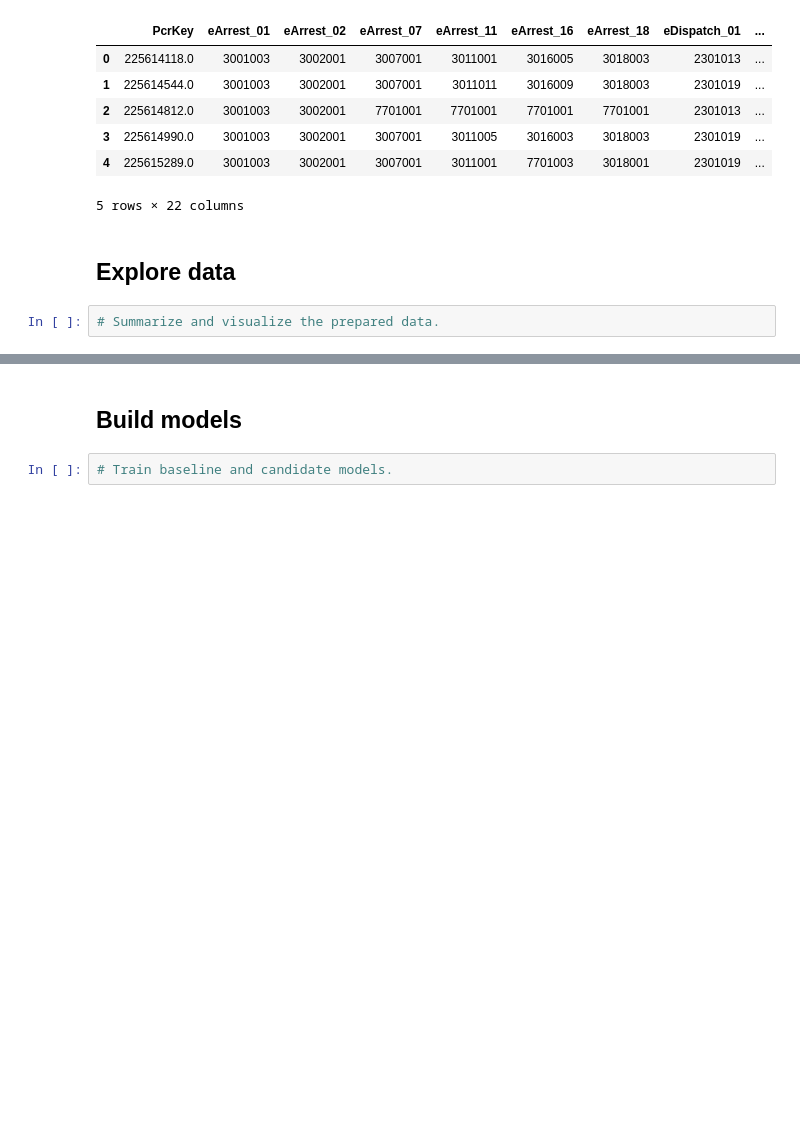
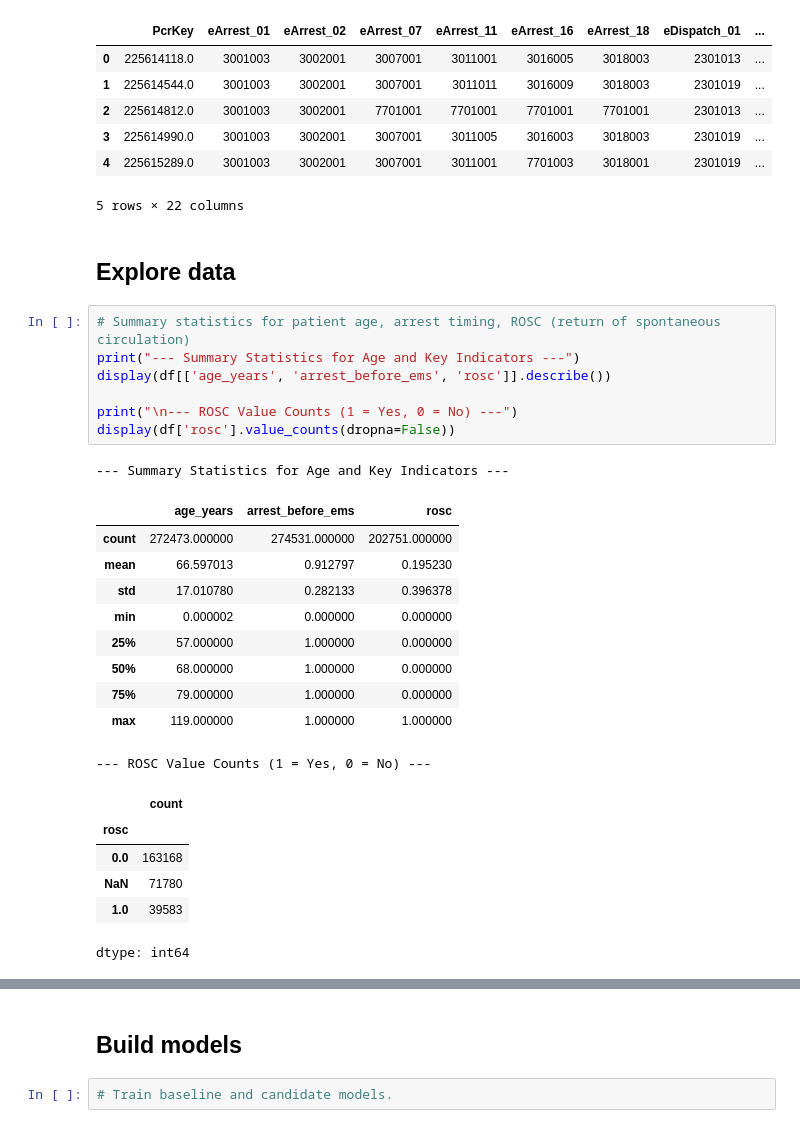
Before and after one commit to heidiwms/project_template, a Jupyter notebook: final_project_notebook.ipynb, the cells around one changed output, grey strips where cells are left out. Saved outputs shown, nothing was run; the diff lists cells and outputs as text; blank space fills up the shorter version.

```diff
--- a/final_project_notebook.ipynb
+++ b/final_project_notebook.ipynb
@@ -66,5 +110,28 @@ df.head()
 5 rows × 22 columns
 # %% [markdown]
 ## Explore data
-# %%
-# Summarize and visualize the prepared data.
+# %%
+# Summary statistics for patient age, arrest timing, ROSC (return of spontaneous circulation)
+print("--- Summary Statistics for Age and Key Indicators ---")
+display(df[['age_years', 'arrest_before_ems', 'rosc']].describe())
+
+print("\n--- ROSC Value Counts (1 = Yes, 0 = No) ---")
+display(df['rosc'].value_counts(dropna=False))
+# %% [output]
+--- Summary Statistics for Age and Key Indicators ---
+|  | age_years | arrest_before_ems | rosc |
+| count | 272473.000000 | 274531.000000 | 202751.000000 |
+| mean | 66.597013 | 0.912797 | 0.195230 |
+| std | 17.010780 | 0.282133 | 0.396378 |
+| min | 0.000002 | 0.000000 | 0.000000 |
+| 25% | 57.000000 | 1.000000 | 0.000000 |
+| 50% | 68.000000 | 1.000000 | 0.000000 |
+| 75% | 79.000000 | 1.000000 | 0.000000 |
+| max | 119.000000 | 1.000000 | 1.000000 |
+--- ROSC Value Counts (1 = Yes, 0 = No) ---
+|  | count |
+| rosc |  |
+| 0.0 | 163168 |
+| NaN | 71780 |
+| 1.0 | 39583 |
+dtype: int64
```
Also changed, not shown: parts of 8 cells of this notebook.
